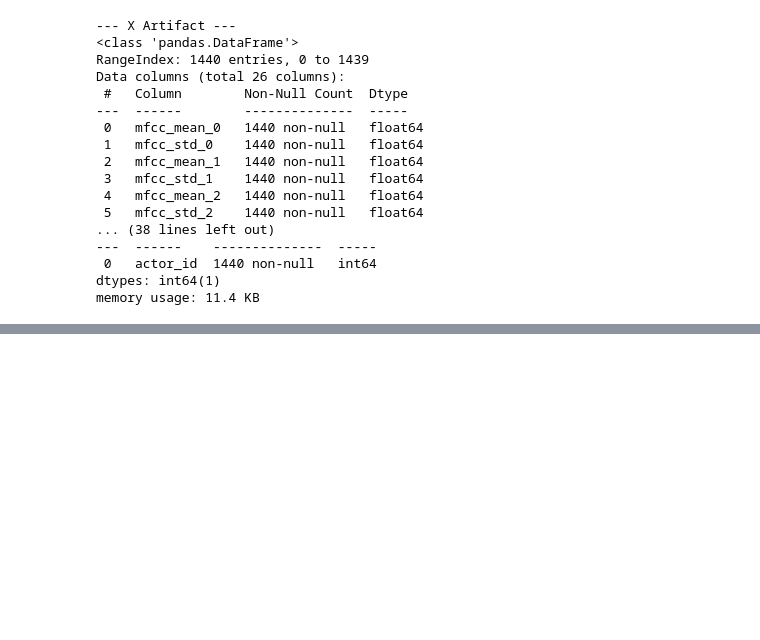
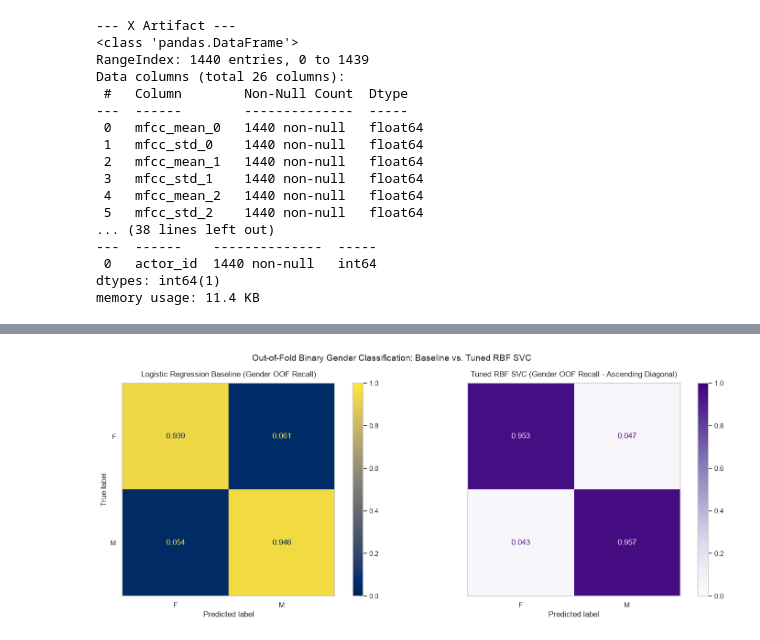
Before and after one commit to 1abhisheknigam/my-ai, a Jupyter notebook: speech-emotion-router/notebooks/03_nonlinear_classifications.ipynb, the cells around one changed output, grey strips where cells are left out. Drawn from its saved outputs; the diff is of its cells as text; code cells hidden in the pictures; blank space fills up the shorter version.

```diff
--- a/speech-emotion-router/notebooks/03_nonlinear_classifications.ipynb
+++ b/speech-emotion-router/notebooks/03_nonlinear_classifications.ipynb
@@ -98,0 +455,85 @@ memory usage: 11.4 KB
+# %%
+# Extract binary gender labels from compound target vector
+y_gender_true = y_vec.str.split("_").str[0]
+y_gender_pred_lr = pd.Series(y_pred_oof_lr, index=y_vec.index).str.split("_").str[0]
+y_gender_pred_svc = pd.Series(y_pred_oof_tuned, index=y_vec.index).str.split("_").str[0]
+
+# Determine label ordering strictly by ascending diagonal recall of tuned SVC
+labels_gender_base = ["F", "M"]
+cm_svc_temp = confusion_matrix(
+    y_gender_true,
+    y_gender_pred_svc,
+    labels=labels_gender_base,
+    normalize="true",
+)
+order_asc = np.argsort(np.diag(cm_svc_temp))
+gender_labels_asc = [labels_gender_base[i] for i in order_asc]
+
+# Compute row-normalized confusion matrices under identical ascending ordering
+cm_gender_lr = confusion_matrix(
+    y_gender_true,
+    y_gender_pred_lr,
+    labels=gender_labels_asc,
+    normalize="true",
+)
+cm_gender_svc = confusion_matrix(
+    y_gender_true,
+    y_gender_pred_svc,
+    labels=gender_labels_asc,
+    normalize="true",
+)
+
+# Plot side-by-side comparison: Baseline (cividis) vs. Tuned SVC (Purples)
+fig, axes = plt.subplots(1, 2, figsize=(16, 6), sharey=True)
+
+#  Regenerate the LR confusion matrix with its original color scheme ('cividis')
+disp_gender_lr = ConfusionMatrixDisplay(
+    confusion_matrix=cm_gender_lr,
+    display_labels=gender_labels_asc,
+)
+disp_gender_lr.plot(
+    ax=axes[0],
+    cmap="cividis",
+    values_format=".3f",
+    colorbar=True,
+    im_kw={"vmin": 0.0, "vmax": 1.0},
+)
+axes[0].set_title(
+    "Logistic Regression Baseline (Gender OOF Recall)",
+    fontsize=12,
+    pad=10,
+)
+axes[0].grid(False)
+
+# 2. Tuned RBF SVC Gender Matrix using Purple palette ('Purples')
+disp_gender_svc = ConfusionMatrixDisplay(
+    confusion_matrix=cm_gender_svc,
+    display_labels=gender_labels_asc,
+)
+disp_gender_svc.plot(
+    ax=axes[1],
+    cmap="Purples",
+    values_format=".3f",
+    colorbar=True,
+    im_kw={"vmin": 0.0, "vmax": 1.0},
+)
+axes[1].set_title(
+    "Tuned RBF SVC (Gender OOF Recall - Ascending Diagonal)",
+    fontsize=12,
+    pad=10,
+)
+axes[1].set_ylabel("")
+axes[1].grid(False)
+
+plt.suptitle(
+    "Out-of-Fold Binary Gender Classification: Baseline vs. Tuned RBF SVC",
+    fontsize=14,
+    y=0.98,
+)
+plt.tight_layout()
+plt.show()
+
+acc_gender_svc = accuracy_score(y_gender_true, y_gender_pred_svc)
+f1_gender_svc = f1_score(y_gender_true, y_gender_pred_svc, average="macro")
+# %% [output]
+[figure, added]
```
Also changed, not shown: parts of 25 cells of this notebook, 2 other files.
